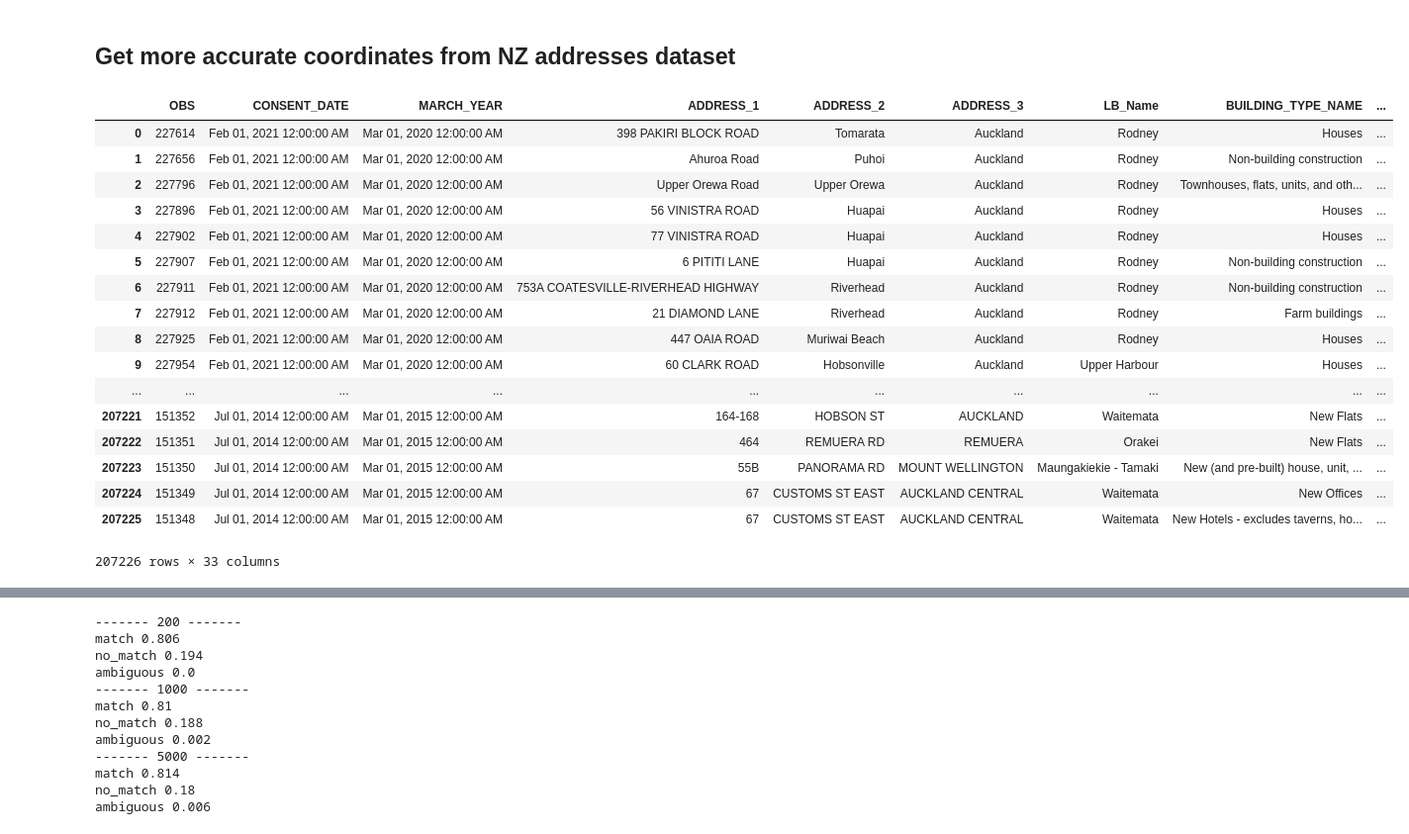
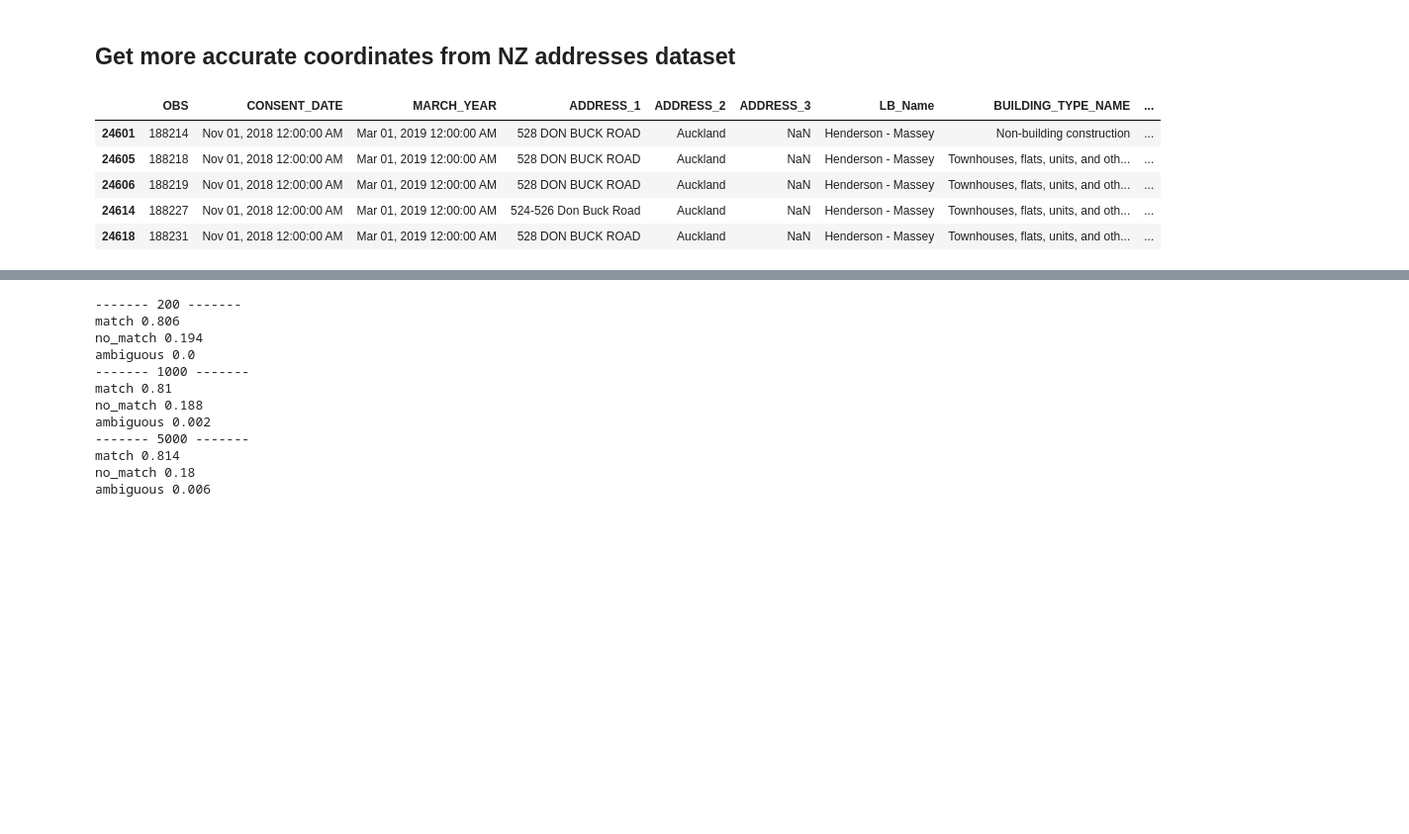
Before and after one commit to UoA-eResearch/auckland-housing, a Jupyter notebook: phase1.ipynb, the cells around one changed output, grey strips where cells are left out. Shown at 99% size. Drawn from its saved outputs; the diff is of its cells as text; code cells hidden in the pictures; blank space fills up the shorter version.

```diff
--- a/phase1.ipynb
+++ b/phase1.ipynb
@@ -34,0 +41,4 @@ Wall time: 38.6 s
+# %%
+# move address 2 to address 1 for that one BC...
+bcs.loc[bcs.OBS == 146813, 'ADDRESS_1'] = "25 HOLLYFORD DRV"
+bcs.loc[bcs.OBS == 146813, 'ADDRESS_2'] = ""
@@ -56,23 +89,11 @@ ctx.add_basemap(ax)
 # %%
 # addressing of building consents is very inconsistent
 # some building consents have street name in ADDRESS_2, some have suburb, some even have 'Auckland'
-bcs
+bcs[bcs.ADDRESS_2 == 'Auckland'].sample(5)
 # %% [output]
 |  | OBS | CONSENT_DATE | MARCH_YEAR | ADDRESS_1 | ADDRESS_2 | ADDRESS_3 | LB_Name | BUILDING_TYPE_NAME | ... |
-| 0 | 227614 | Feb 01, 2021 12:00:00 AM | Mar 01, 2020 12:00:00 AM | 398 PAKIRI BLOCK ROAD | Tomarata | Auckland | Rodney | Houses | ... |
-| 1 | 227656 | Feb 01, 2021 12:00:00 AM | Mar 01, 2020 12:00:00 AM | Ahuroa Road | Puhoi | Auckland | Rodney | Non-building construction | ... |
-| 2 | 227796 | Feb 01, 2021 12:00:00 AM | Mar 01, 2020 12:00:00 AM | Upper Orewa Road | Upper Orewa | Auckland | Rodney | Townhouses, flats, units, and oth... | ... |
-| 3 | 227896 | Feb 01, 2021 12:00:00 AM | Mar 01, 2020 12:00:00 AM | 56 VINISTRA ROAD | Huapai | Auckland | Rodney | Houses | ... |
-| 4 | 227902 | Feb 01, 2021 12:00:00 AM | Mar 01, 2020 12:00:00 AM | 77 VINISTRA ROAD | Huapai | Auckland | Rodney | Houses | ... |
-| 5 | 227907 | Feb 01, 2021 12:00:00 AM | Mar 01, 2020 12:00:00 AM | 6 PITITI LANE | Huapai | Auckland | Rodney | Non-building construction | ... |
-| 6 | 227911 | Feb 01, 2021 12:00:00 AM | Mar 01, 2020 12:00:00 AM | 753A COATESVILLE-RIVERHEAD HIGHWAY | Riverhead | Auckland | Rodney | Non-building construction | ... |
-| 7 | 227912 | Feb 01, 2021 12:00:00 AM | Mar 01, 2020 12:00:00 AM | 21 DIAMOND LANE | Riverhead | Auckland | Rodney | Farm buildings | ... |
-| 8 | 227925 | Feb 01, 2021 12:00:00 AM | Mar 01, 2020 12:00:00 AM | 447 OAIA ROAD | Muriwai Beach | Auckland | Rodney | Houses | ... |
-| 9 | 227954 | Feb 01, 2021 12:00:00 AM | Mar 01, 2020 12:00:00 AM | 60 CLARK ROAD | Hobsonville | Auckland | Upper Harbour | Houses | ... |
-| ... | ... | ... | ... | ... | ... | ... | ... | ... | ... |
-| 207221 | 151352 | Jul 01, 2014 12:00:00 AM | Mar 01, 2015 12:00:00 AM | 164-168 | HOBSON ST | AUCKLAND | Waitemata | New Flats | ... |
-| 207222 | 151351 | Jul 01, 2014 12:00:00 AM | Mar 01, 2015 12:00:00 AM | 464 | REMUERA RD | REMUERA | Orakei | New Flats | ... |
-| 207223 | 151350 | Jul 01, 2014 12:00:00 AM | Mar 01, 2015 12:00:00 AM | 55B | PANORAMA RD | MOUNT WELLINGTON | Maungakiekie - Tamaki | New (and pre-built) house, unit, ... | ... |
-| 207224 | 151349 | Jul 01, 2014 12:00:00 AM | Mar 01, 2015 12:00:00 AM | 67 | CUSTOMS ST EAST | AUCKLAND CENTRAL | Waitemata | New Offices | ... |
-| 207225 | 151348 | Jul 01, 2014 12:00:00 AM | Mar 01, 2015 12:00:00 AM | 67 | CUSTOMS ST EAST | AUCKLAND CENTRAL | Waitemata | New Hotels - excludes taverns, ho... | ... |
+| 24601 | 188214 | Nov 01, 2018 12:00:00 AM | Mar 01, 2019 12:00:00 AM | 528 DON BUCK ROAD | Auckland | NaN | Henderson - Massey | Non-building construction | ... |
+| 24605 | 188218 | Nov 01, 2018 12:00:00 AM | Mar 01, 2019 12:00:00 AM | 528 DON BUCK ROAD | Auckland | NaN | Henderson - Massey | Townhouses, flats, units, and oth... | ... |
+| 24606 | 188219 | Nov 01, 2018 12:00:00 AM | Mar 01, 2019 12:00:00 AM | 528 DON BUCK ROAD | Auckland | NaN | Henderson - Massey | Townhouses, flats, units, and oth... | ... |
+| 24614 | 188227 | Nov 01, 2018 12:00:00 AM | Mar 01, 2019 12:00:00 AM | 524-526 Don Buck Road | Auckland | NaN | Henderson - Massey | Townhouses, flats, units, and oth... | ... |
+| 24618 | 188231 | Nov 01, 2018 12:00:00 AM | Mar 01, 2019 12:00:00 AM | 528 DON BUCK ROAD | Auckland | NaN | Henderson - Massey | Townhouses, flats, units, and oth... | ... |
-207226 rows × 33 columns
```
Also changed, not shown: parts of 31 cells of this notebook.
